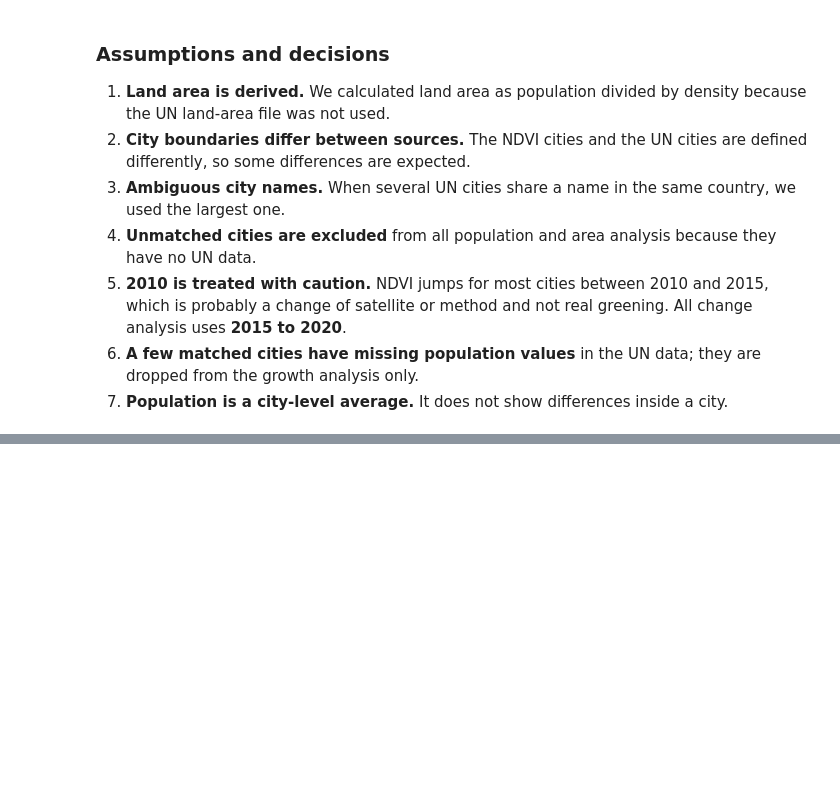
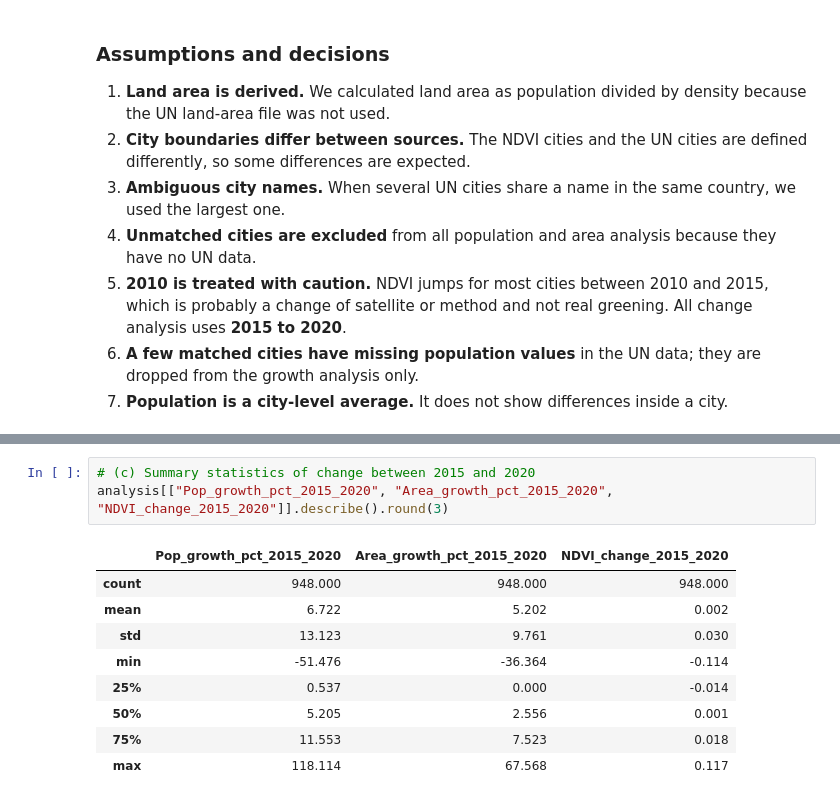
Before and after one commit to prince63aj/Urban_Green_Cover_and_Population_Growth, a Jupyter notebook: Analysis.ipynb, the cells around one changed output, grey strips where cells are left out. Cells and saved outputs as stored; diff of their text form; blank space fills up the shorter version.

```diff
--- a/Analysis.ipynb
+++ b/Analysis.ipynb
@@ -251,0 +279,13 @@ Cities with higher NDVI in 2015 than in 2010: 90.8 %
+# %%
+# (c) Summary statistics of change between 2015 and 2020
+analysis[["Pop_growth_pct_2015_2020", "Area_growth_pct_2015_2020", "NDVI_change_2015_2020"]].describe().round(3)
+# %% [output]
+|  | Pop_growth_pct_2015_2020 | Area_growth_pct_2015_2020 | NDVI_change_2015_2020 |
+| count | 948.000 | 948.000 | 948.000 |
+| mean | 6.722 | 5.202 | 0.002 |
+| std | 13.123 | 9.761 | 0.030 |
+| min | -51.476 | -36.364 | -0.114 |
+| 25% | 0.537 | 0.000 | -0.014 |
+| 50% | 5.205 | 2.556 | 0.001 |
+| 75% | 11.553 | 7.523 | 0.018 |
+| max | 118.114 | 67.568 | 0.117 |
```
Also changed, not shown: parts of 6 cells of this notebook.
